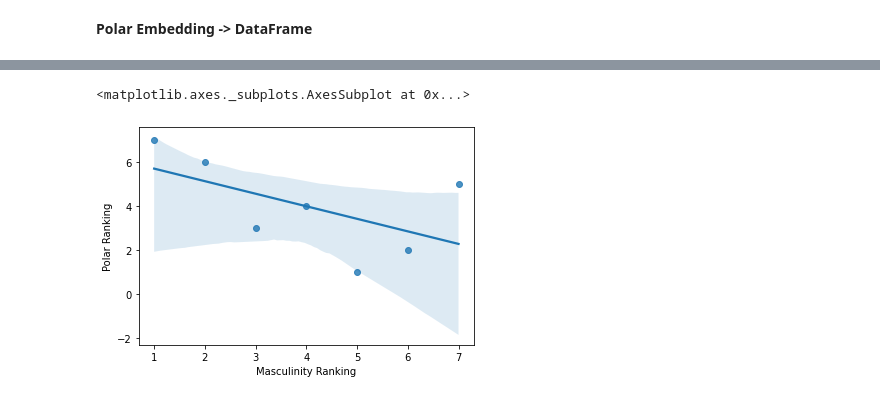
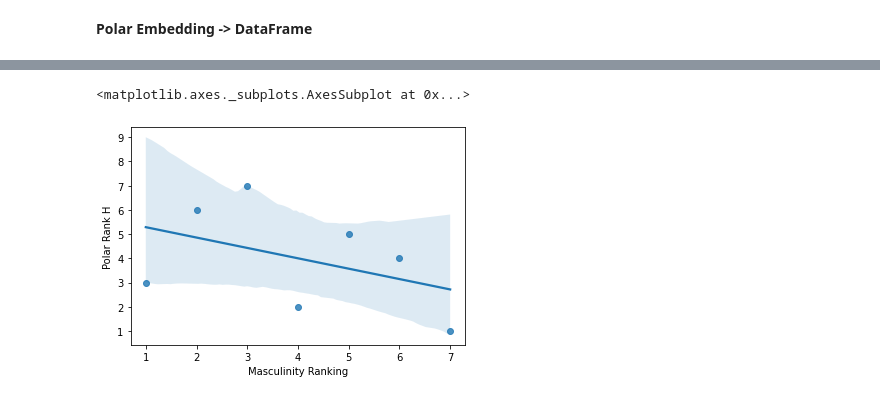
Before and after one commit to sreehari59/POLAR-WEBE, a Jupyter notebook: Polar_Embedding.ipynb, the cells around one changed output, grey strips where cells are left out. Drawn from its saved outputs; the diff is of its cells as text; code cells hidden in the pictures.

```diff
--- a/Polar_Embedding.ipynb
+++ b/Polar_Embedding.ipynb
@@ -581,0 +612,4 @@ time: 23.5 ms (started: 2022-05-17 02:59:56 +00:00)
+# %%
+company_df = polar_ranking(right_polar_list_human,"Total Score Human","Polar Rank H",company_df)
+company_df = polar_ranking(right_polar_list_individual,"Total Score Individual","Polar Rank I",company_df)
+company_df = polar_ranking(right_polar_list_similar,"Total Score Similar","Polar Rank S",company_df)
@@ -581,0 +618,3 @@ time: 23.5 ms (started: 2022-05-17 02:59:56 +00:00)
+# %%
+company_df.drop(company_df.iloc[:, ], axis = 1, inplace = True)
+company_df.head(7)
@@ -630,0 +662,6 @@ time: 36.2 ms (started: 2022-05-17 02:59:56 +00:00)
+# %%
+ranking_list = []
+for i in range(1,len(merged_df['Masculinity index'])+1):
+  ranking_list.append(i)
+
+print(ranking_list)
@@ -631,5 +671,5 @@ time: 36.2 ms (started: 2022-05-17 02:59:56 +00:00)
 # %%
 merged_df= merged_df.sort_values(by=['Masculinity index'],ascending=False)
-merged_df['Masculinity Ranking'] = polar_ranking_list
+merged_df['Masculinity Ranking'] = ranking_list
 merged_df.head(10)
 # %% [output]
@@ -646,7 +685,7 @@ time: 34.9 ms (started: 2022-05-17 02:59:56 +00:00)
 # %%
 import seaborn as sns
 
-sns.regplot(x=merged_df["Masculinity Ranking"], y=merged_df["Polar Ranking"])
+sns.regplot(x=merged_df["Masculinity Ranking"], y=merged_df["Polar Rank H"])
 # %% [output]
 <matplotlib.axes._subplots.AxesSubplot at 0x...>
-[figure, old version]
+[figure, new version]
```
Also changed, not shown: parts of 55 cells of this notebook.
